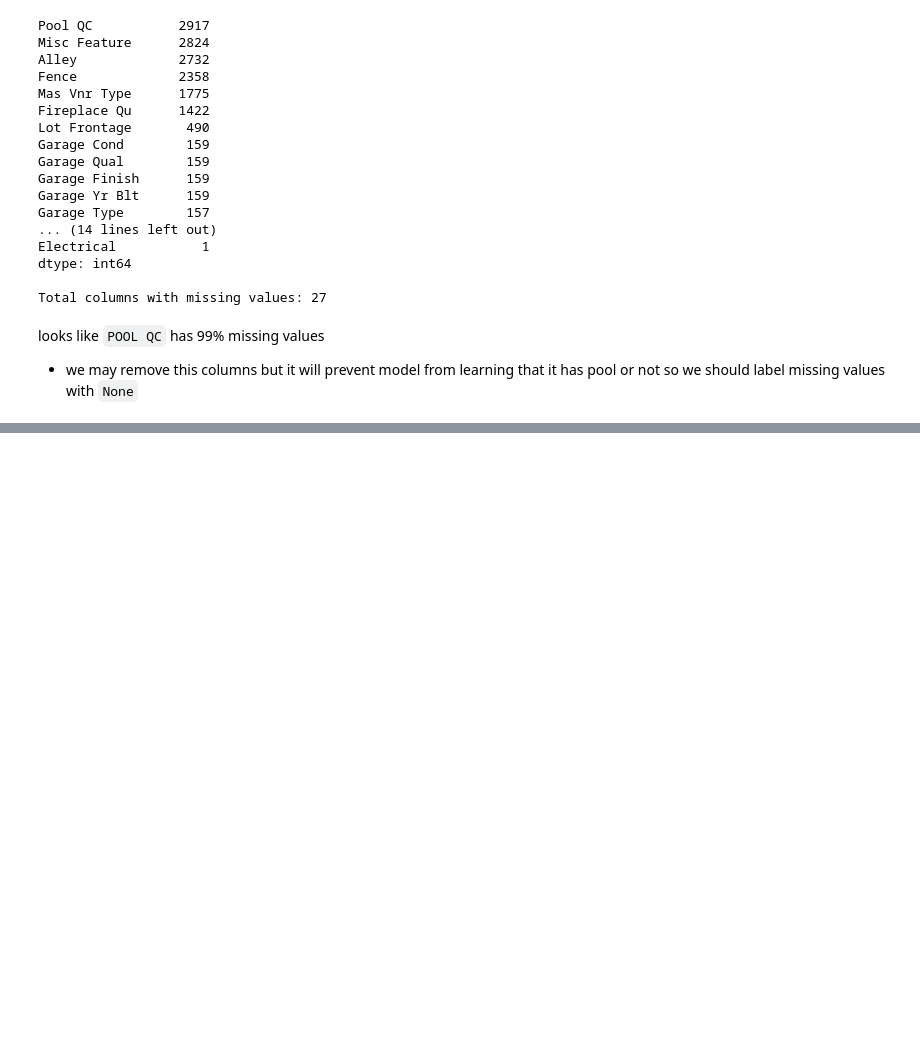
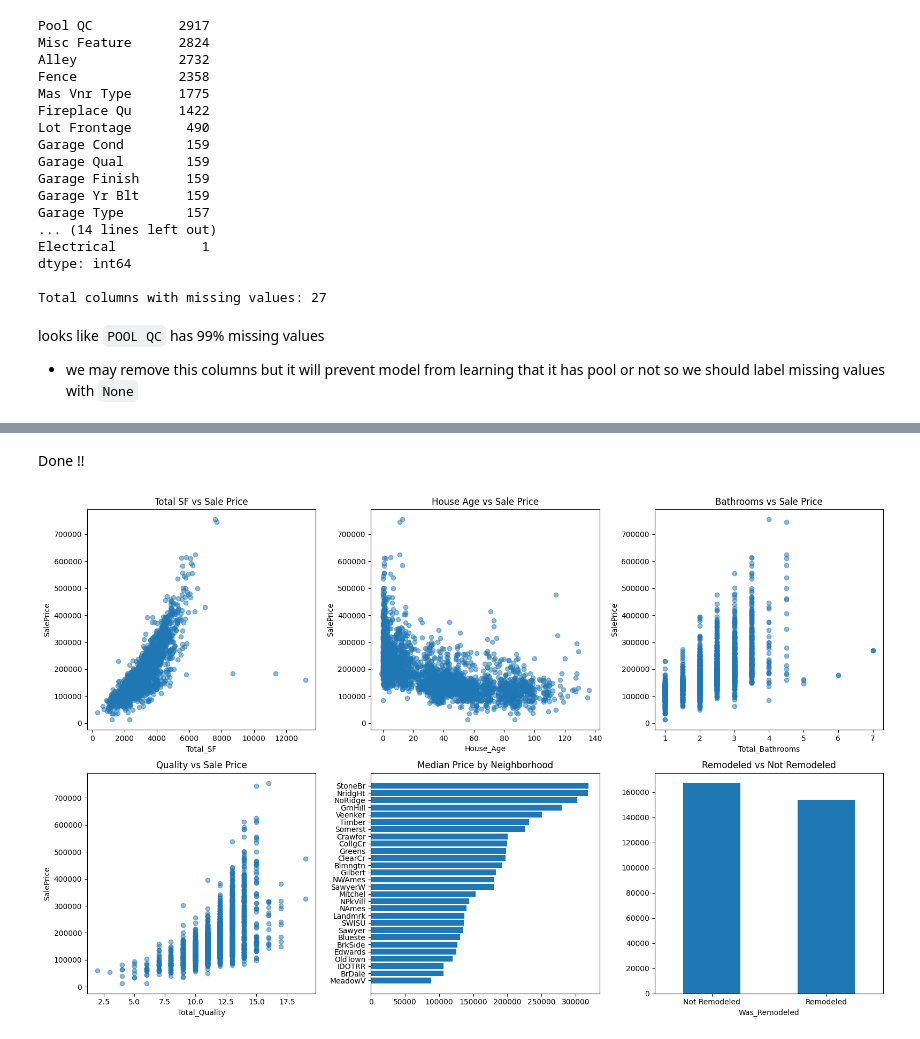
Before and after one commit to amr-belal/nexus-ml, a Jupyter notebook: notebooks/01_eda.ipynb, the cells around one changed output, grey strips where cells are left out. Cells and saved outputs as stored; diff of their text form; code cells hidden in the pictures; blank space fills up the shorter version.

```diff
--- a/notebooks/01_eda.ipynb
+++ b/notebooks/01_eda.ipynb
@@ -124,0 +279,43 @@
+# %% [markdown]
+Done !!
+# %%
+fig, axes = plt.subplots(2, 3, figsize=(16, 10))
+
+# 1. Total_SF vs SalePrice
+axes[0,0].scatter(df_featured['Total_SF'], df_featured['SalePrice'], alpha=0.5)
+axes[0,0].set_xlabel('Total_SF')
+axes[0,0].set_ylabel('SalePrice')
+axes[0,0].set_title('Total SF vs Sale Price')
+
+# 2. House_Age vs SalePrice
+axes[0,1].scatter(df_featured['House_Age'], df_featured['SalePrice'], alpha=0.5)
+axes[0,1].set_xlabel('House_Age')
+axes[0,1].set_ylabel('SalePrice')
+axes[0,1].set_title('House Age vs Sale Price')
+
+# 3. Total_Bathrooms vs SalePrice
+axes[0,2].scatter(df_featured['Total_Bathrooms'], df_featured['SalePrice'], alpha=0.5)
+axes[0,2].set_xlabel('Total_Bathrooms')
+axes[0,2].set_ylabel('SalePrice')
+axes[0,2].set_title('Bathrooms vs Sale Price')
+
+# 4. Total_Quality vs SalePrice
+axes[1,0].scatter(df_featured['Total_Quality'], df_featured['SalePrice'], alpha=0.5)
+axes[1,0].set_xlabel('Total_Quality')
+axes[1,0].set_ylabel('SalePrice')
+axes[1,0].set_title('Quality vs Sale Price')
+
+# 5. Neighborhood vs SalePrice
+neighbor_price = df_featured.groupby('Neighborhood')['SalePrice'].median().sort_values()
+axes[1,1].barh(neighbor_price.index, neighbor_price.values)
+axes[1,1].set_title('Median Price by Neighborhood')
+
+# 6. Was_Remodeled vs SalePrice
+df_featured.groupby('Was_Remodeled')['SalePrice'].median().plot(kind='bar', ax=axes[1,2])
+axes[1,2].set_title('Remodeled vs Not Remodeled')
+axes[1,2].set_xticklabels(['Not Remodeled', 'Remodeled'], rotation=0)
+
+plt.tight_layout()
+plt.show()
+# %% [output]
+[figure, added]
```
Also changed, not shown: parts of 21 cells of this notebook, 3 other files.
